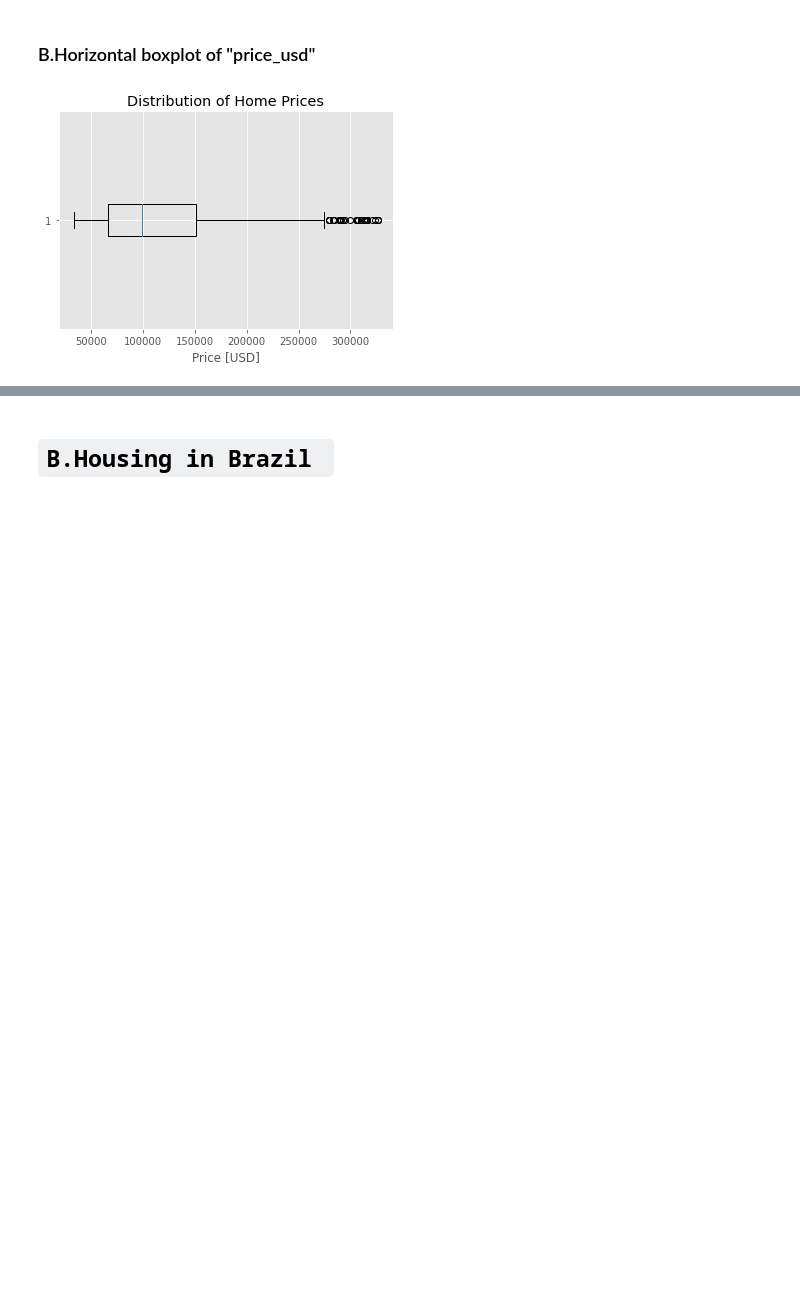
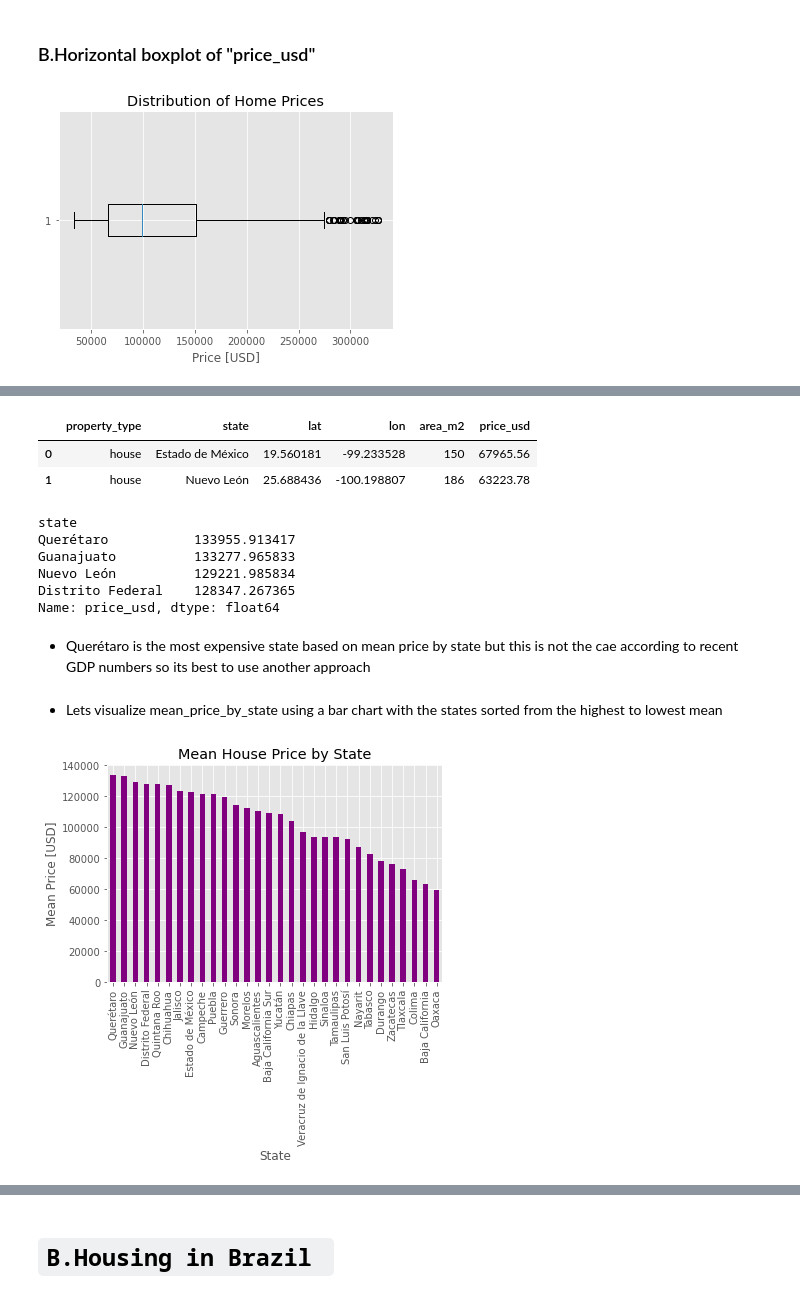
Before and after one commit to Harriet-ngomo/Real-estate-analysis-mexico-brazil, a Jupyter notebook: index.ipynb, the cells around one changed output, grey strips where cells are left out. Drawn from its saved outputs; the diff is of its cells as text; code cells hidden in the pictures; blank space fills up the shorter version.

```diff
--- a/index.ipynb
+++ b/index.ipynb
@@ -574,0 +522,33 @@ plt.title("Distribution of Home Prices");
+# %%
+df.head(2)
+# %% [output]
+|  | property_type | state | lat | lon | area_m2 | price_usd |
+| 0 | house | Estado de México | 19.560181 | -99.233528 | 150 | 67965.56 |
+| 1 | house | Nuevo León | 25.688436 | -100.198807 | 186 | 63223.78 |
+# %%
+
+# Declare variable `mean_price_by_state`
+mean_price_by_state = df.groupby("state")["price_usd"].mean().sort_values(ascending=False)
+mean_price_by_state.head(4)
+# %% [output]
+state
+Querétaro           133955.913417
+Guanajuato          133277.965833
+Nuevo León          129221.985834
+Distrito Federal    128347.267365
+Name: price_usd, dtype: float64
+# %% [markdown]
+-  Querétaro  is the most expensive state based on mean price by state but this is not the cae according to recent GDP numbers so its best to use another approach
+# %% [markdown]
+- Lets visualize  mean_price_by_state using  a bar chart with the  states sorted from the highest to lowest mean
+# %%
+# USING PANDAS
+
+# Create bar chart from `mean_price_by_state` using pandas
+mean_price_by_state.plot(kind ="bar",
+                        xlabel = "State",
+                        ylabel = "Mean Price [USD]",
+                        title = "Mean House Price by State" ,
+                        color = "purple");
+# %% [output]
+[figure, added]
```
Also changed, not shown: parts of 35 cells of this notebook, 1 other file.
